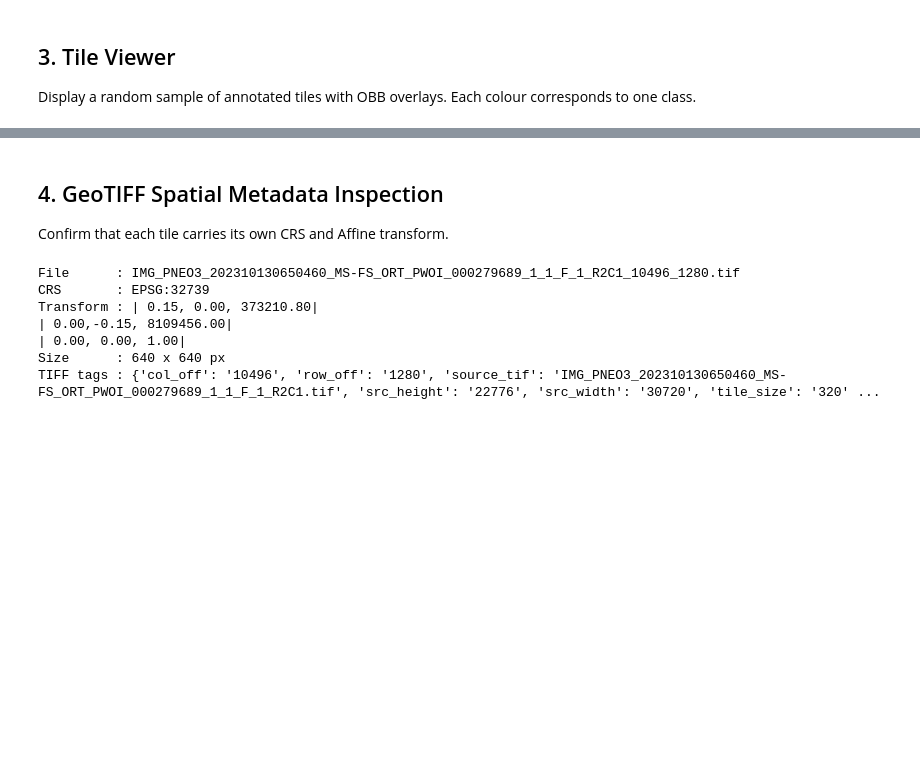
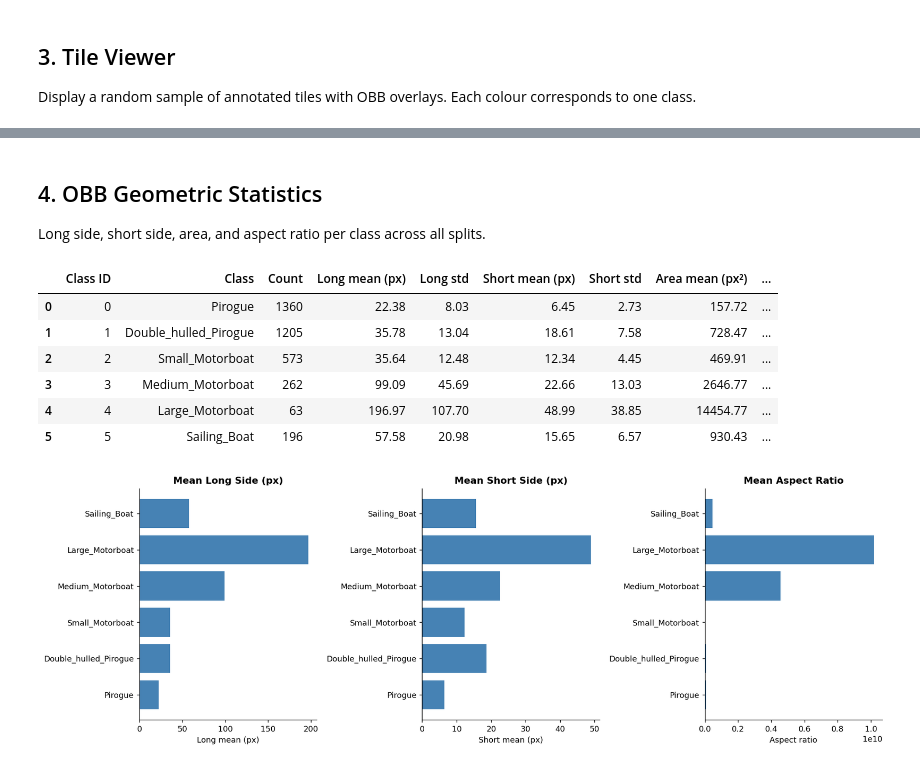
Before and after one commit to Thomas-aub/pleiades-boat-detection, a Jupyter notebook: notebooks/01_data_exploration.ipynb, the cells around one changed output, grey strips where cells are left out. Drawn from its saved outputs; the diff is of its cells as text; code cells hidden in the pictures; blank space fills up the shorter version.

```diff
--- a/notebooks/01_data_exploration.ipynb
+++ b/notebooks/01_data_exploration.ipynb
@@ -38,9 +46,14 @@ Change the paths below to match your environment.
 # %%
 cfg          = load_config("../configs/data_prep.yaml")
 PROCESSED    = Path("../data/processed")
-IMAGES_DIR   = PROCESSED / "images" / "train"
+
+TILE_SIZE    = cfg.tiling.tile_size   # pixels (pre-upsample)
+
+# --- Configuration ---
+LABELS_ROOT   = PROCESSED/ "labels"
 LABELS_DIR   = PROCESSED / "labels" / "train"
-TILE_SIZE    = cfg.tiling.tile_size   # pixels (pre-upsample)
+IMAGES_DIR    = PROCESSED / "images" / "train"
+SPLIT         = ["train", "val", "test"]
 
 # Class names from the dataset yaml
 import yaml
@@ -49,7 +62,7 @@ with open("../data/dataset.yaml") as f:
 CLASS_NAMES = _ds["names"]   # dict  {0: "Pirogue", 1: ..., }
 
 print(f"Images dir : {IMAGES_DIR}")
-print(f"Labels dir : {LABELS_DIR}")
+print(f"Labels dir : {LABELS_ROOT}")
 print(f"Tile size  : {TILE_SIZE} px")
 print(f"Classes    : {CLASS_NAMES}")
 # %% [output]
@@ -169,21 +212,27 @@ plot_tiles(sample, LABELS_DIR, CLASS_NAMES, TILE_SIZE)
 # %% [markdown]
-## 4. GeoTIFF Spatial Metadata Inspection
+## 4. OBB Geometric Statistics
 
-Confirm that each tile carries its own CRS and Affine transform.
+Long side, short side, area, and aspect ratio per class across all splits.
-# %%
-sample_tile = anno_tiles[0] if anno_tiles else all_tiles[0]
-
-with rasterio.open(sample_tile) as ds:
-    print(f"File      : {sample_tile.name}")
-    print(f"CRS       : {ds.crs}")
-    print(f"Transform : {ds.transform}")
-    print(f"Size      : {ds.width} x {ds.height} px")
-    print(f"TIFF tags : {ds.tags()}")
-# %% [output]
-File      : IMG_PNEO3_202310130650460_MS-FS_ORT_PWOI_000279689_1_1_F_1_R2C1_10496_1280.tif
-CRS       : EPSG:32739
-Transform : | 0.15, 0.00, 373210.80|
-| 0.00,-0.15, 8109456.00|
-| 0.00, 0.00, 1.00|
-Size      : 640 x 640 px
-TIFF tags : {'col_off': '10496', 'row_off': '1280', 'source_tif': 'IMG_PNEO3_202310130650460_MS-FS_ORT_PWOI_000279689_1_1_F_1_R2C1.tif', 'src_height': '22776', 'src_width': '30720', 'tile_size': '320' ...
+# %%
+df_sizes = build_size_dataframe(LABELS_ROOT, SPLIT, CLASS_NAMES, tile_size=TILE_SIZE)
+display(df_sizes)
+
+fig, axes = plt.subplots(1, 3, figsize=(15, 5))
+for ax, col, title in zip(
+    axes,
+    ["Long mean (px)", "Short mean (px)", "Aspect ratio"],
+    ["Mean Long Side (px)", "Mean Short Side (px)", "Mean Aspect Ratio"],
+):
+    ax.barh(df_sizes["Class"], df_sizes[col], color="steelblue")
+    ax.set_xlabel(col); ax.set_title(title, fontweight="bold")
+
+plt.tight_layout(); plt.show()
+# %% [output]
+|  | Class ID | Class | Count | Long mean (px) | Long std | Short mean (px) | Short std | Area mean (px²) | ... |
+| 0 | 0 | Pirogue | 1360 | 22.38 | 8.03 | 6.45 | 2.73 | 157.72 | ... |
+| 1 | 1 | Double_hulled_Pirogue | 1205 | 35.78 | 13.04 | 18.61 | 7.58 | 728.47 | ... |
+| 2 | 2 | Small_Motorboat | 573 | 35.64 | 12.48 | 12.34 | 4.45 | 469.91 | ... |
+| 3 | 3 | Medium_Motorboat | 262 | 99.09 | 45.69 | 22.66 | 13.03 | 2646.77 | ... |
+| 4 | 4 | Large_Motorboat | 63 | 196.97 | 107.70 | 48.99 | 38.85 | 14454.77 | ... |
+| 5 | 5 | Sailing_Boat | 196 | 57.58 | 20.98 | 15.65 | 6.57 | 930.43 | ... |
+[figure, added]
```
Also changed, not shown: parts of 5 cells of this notebook, 7 other files.
